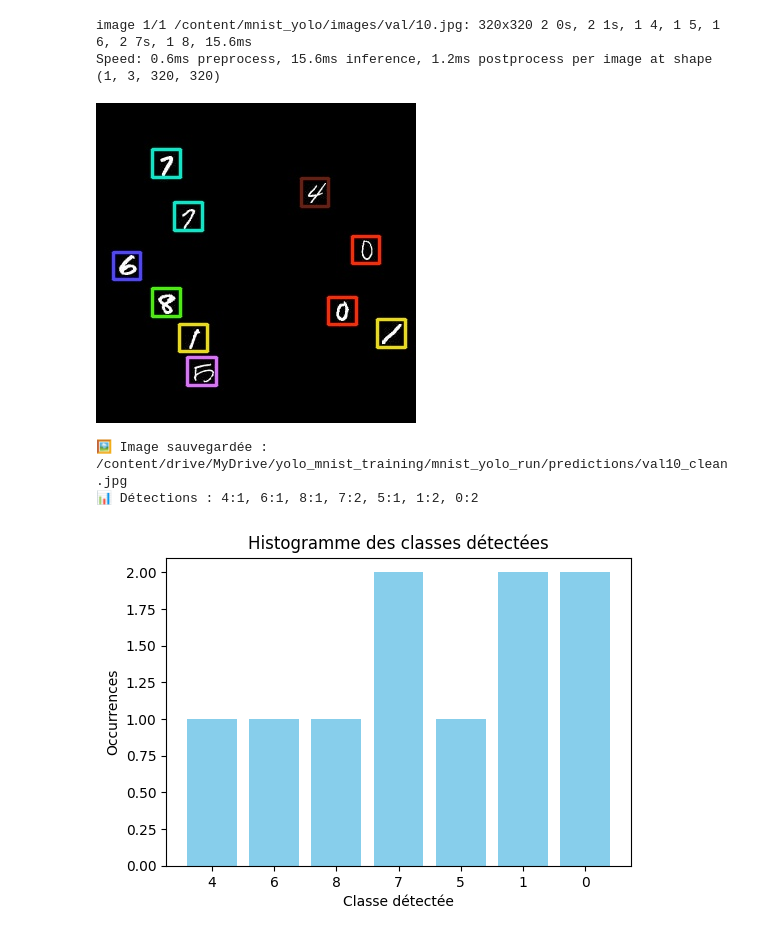
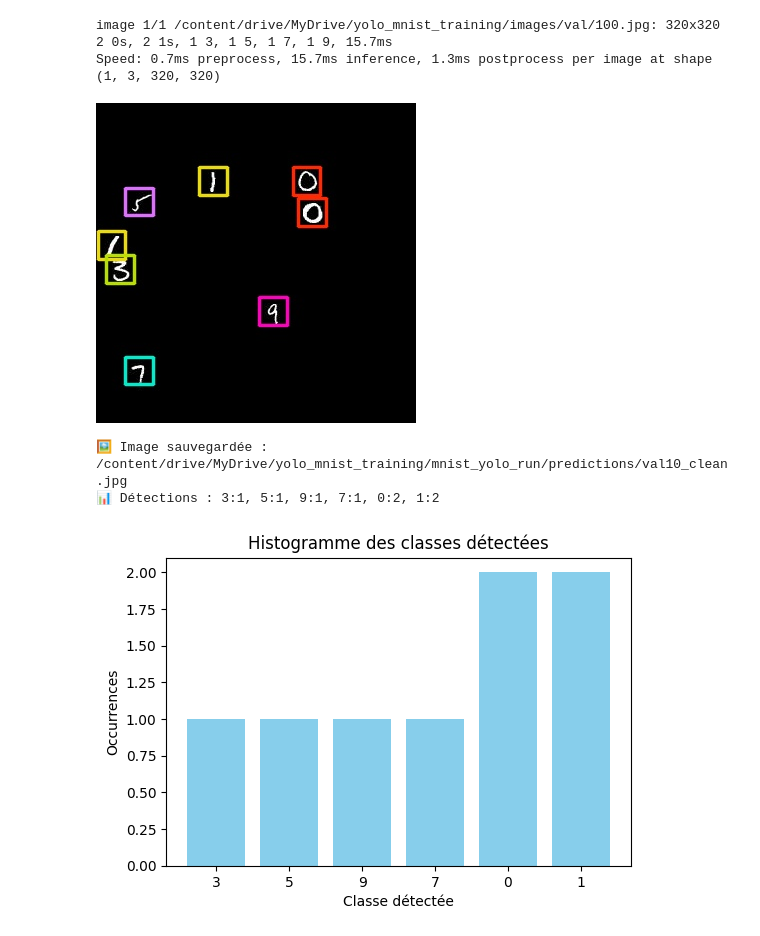
Before and after one commit to Didier06/IA_FABLAB, a Jupyter notebook: Introduction_IA/Yolov8_Minst_TEST.ipynb, the cells around one changed output. Drawn from its saved outputs; the diff is of its cells as text; code cells hidden in the pictures.

```diff
--- a/Introduction_IA/Yolov8_Minst_TEST.ipynb
+++ b/Introduction_IA/Yolov8_Minst_TEST.ipynb
@@ -96,7 +100,7 @@ import os
 model = YOLO("/content/drive/MyDrive/yolo_mnist_training/mnist_yolo_run/weights/best.pt")
 
 # 2️⃣ Lancer la prédiction sans sauvegarde automatique
-results = model.predict(source="mnist_yolo/images/val/10.jpg", save=False, imgsz=320)
+results = model.predict(source="/content/drive/MyDrive/yolo_mnist_training/images/val/100.jpg", save=False, imgsz=320)
 
 # 3️⃣ Générer et sauvegarder l’image propre (sans probas ni labels)
 output_dir = "/content/drive/MyDrive/yolo_mnist_training/mnist_yolo_run/predictions"
@@ -112,35 +116,35 @@ cv2.imwrite(output_path, cv2.cvtColor(img_clean, cv2.COLOR_RGB2BGR))
 display(Image(filename=output_path))
 print(f"🖼️ Image sauvegardée : {output_path}")
 
 # ======================================================
 # 5️⃣ Comptage des classes détectées
 # ======================================================
 classes = results[0].boxes.cls.cpu().numpy().astype(int)
 counts = Counter(classes)
 
 if counts:
     # Affichage textuel
     summary = ", ".join([f"{cls}:{count}" for cls, count in counts.items()])
     print(f"📊 Détections : {summary}")
 
     # Tableau de comptage
     df = pd.DataFrame(list(counts.items()), columns=["Classe", "Occurrences"])
     #display(df)
 
     # 6️⃣ Histogramme (barres)
     plt.figure(figsize=(6,4))
     plt.bar(df["Classe"].astype(str), df["Occurrences"], color="skyblue")
     plt.xlabel("Classe détectée")
     plt.ylabel("Occurrences")
     plt.title("Histogramme des classes détectées")
     plt.show()
 
 else:
     print("❌ Aucune détection trouvée sur cette image.")
 # %% [output]
-image 1/1 /content/mnist_yolo/images/val/10.jpg: 320x320 2 0s, 2 1s, 1 4, 1 5, 1 6, 2 7s, 1 8, 15.6ms
-Speed: 0.6ms preprocess, 15.6ms inference, 1.2ms postprocess per image at shape (1, 3, 320, 320)
+image 1/1 /content/drive/MyDrive/yolo_mnist_training/images/val/100.jpg: 320x320 2 0s, 2 1s, 1 3, 1 5, 1 7, 1 9, 15.7ms
+Speed: 0.7ms preprocess, 15.7ms inference, 1.3ms postprocess per image at shape (1, 3, 320, 320)
-[figure, old version]
+[figure, new version]
 🖼️ Image sauvegardée : /content/drive/MyDrive/yolo_mnist_training/mnist_yolo_run/predictions/val10_clean.jpg
-📊 Détections : 4:1, 6:1, 8:1, 7:2, 5:1, 1:2, 0:2
+📊 Détections : 3:1, 5:1, 9:1, 7:1, 0:2, 1:2
-[figure, old version]
+[figure, new version]
```
Also changed, not shown: parts of 3 cells of this notebook.
